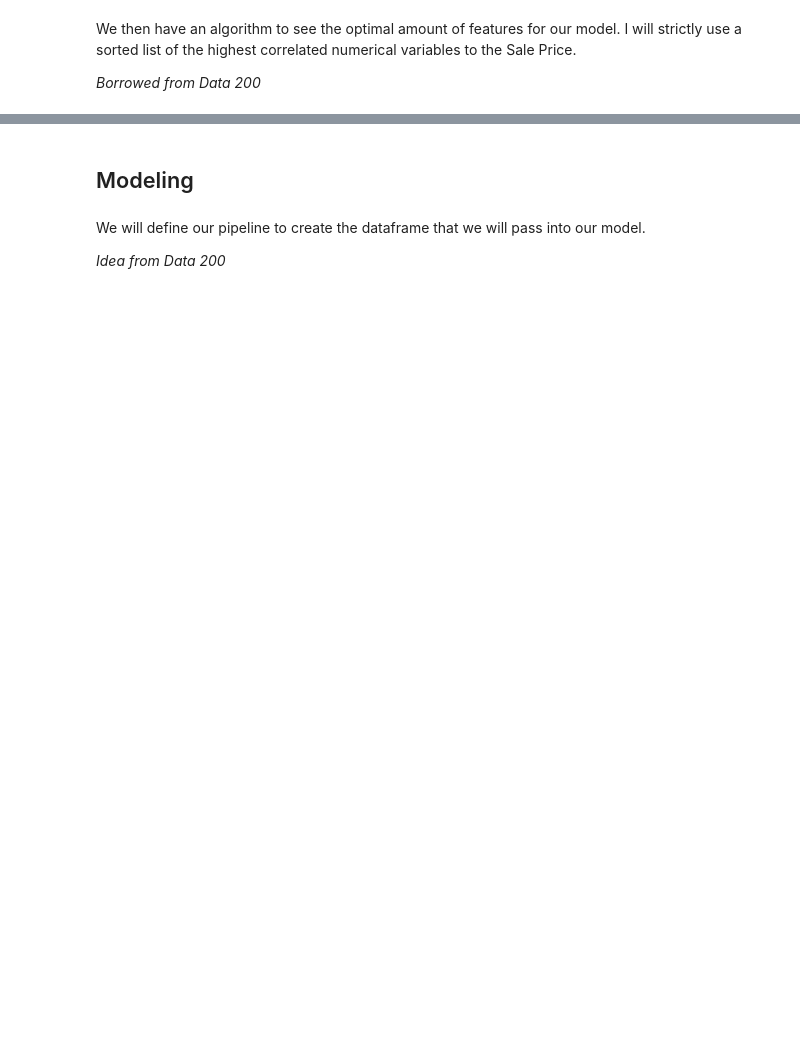
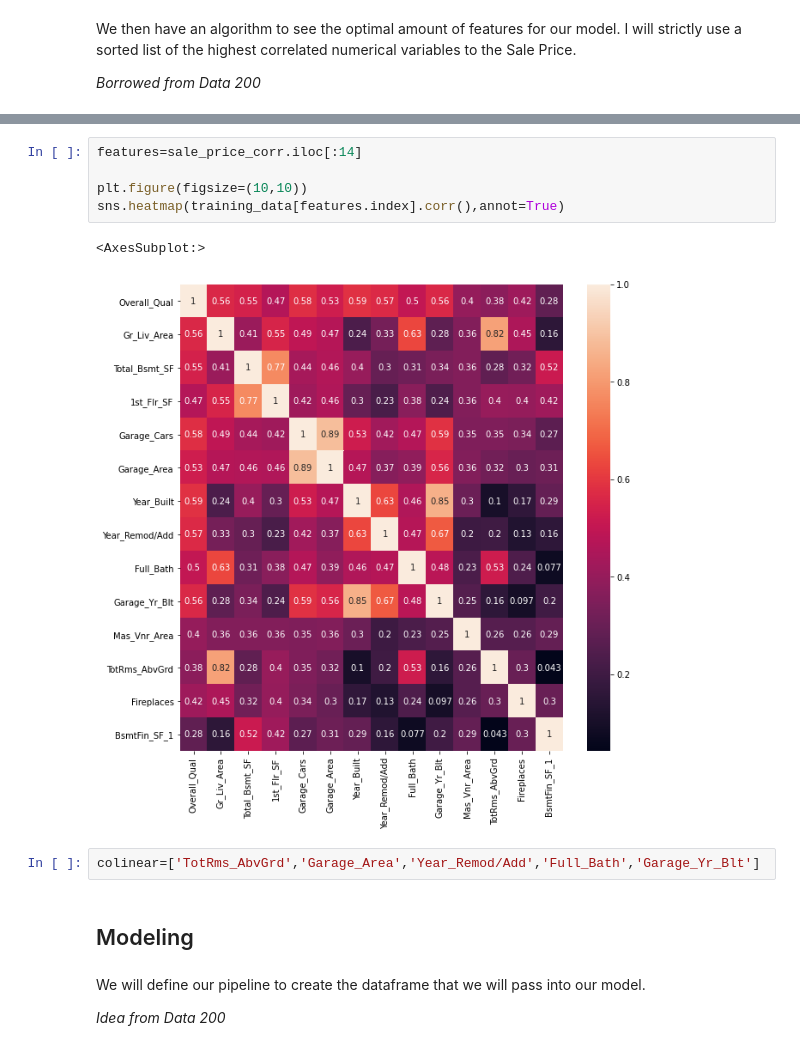
Before and after one commit to benchang123/Ames-Housing, a Jupyter notebook: Ames Housing Writeup.ipynb, the cells around one changed output, grey strips where cells are left out. Cells and saved outputs as stored; diff of their text form; blank space fills up the shorter version.

```diff
--- a/Ames Housing Writeup.ipynb
+++ b/Ames Housing Writeup.ipynb
@@ -343,3 +322,13 @@ train_error_vs_N
+# %%
+features=sale_price_corr.iloc[:14]
+
+plt.figure(figsize=(10,10))
+sns.heatmap(training_data[features.index].corr(),annot=True)
+# %% [output]
+<AxesSubplot:>
+[figure, added]
+# %%
+colinear=['TotRms_AbvGrd','Garage_Area','Year_Remod/Add','Full_Bath','Garage_Yr_Blt']
 # %% [markdown]
 ## Modeling
 # %% [markdown]
```
Also changed, not shown: parts of 16 cells of this notebook.
